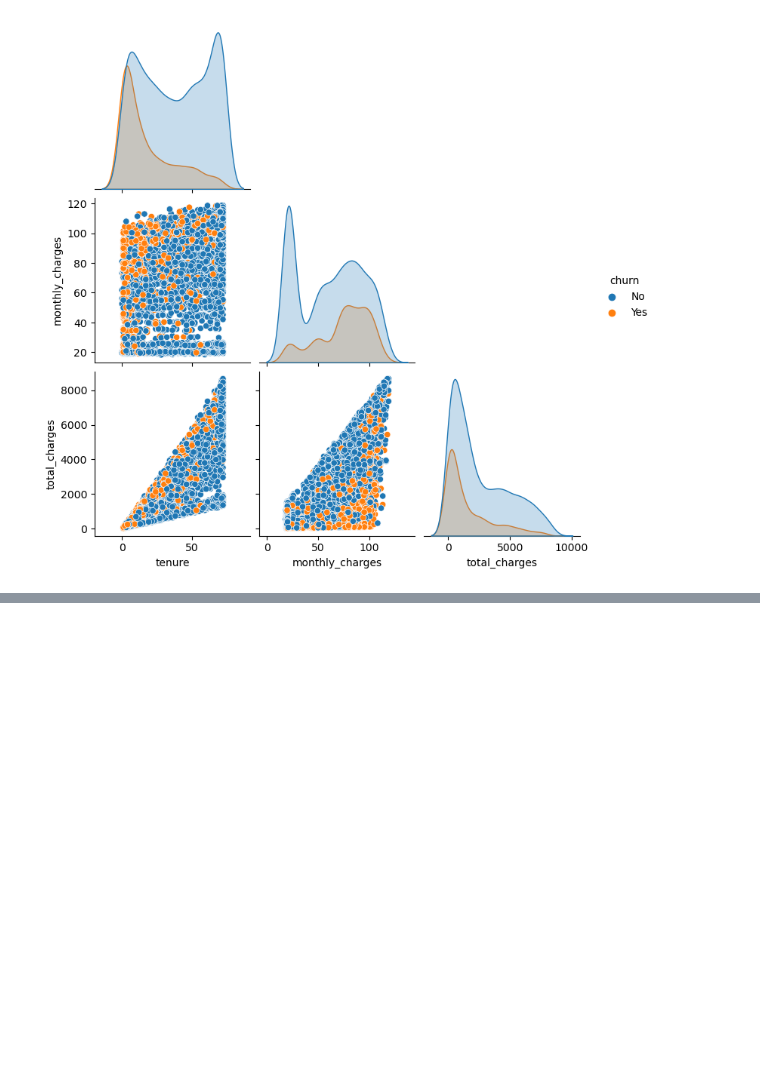
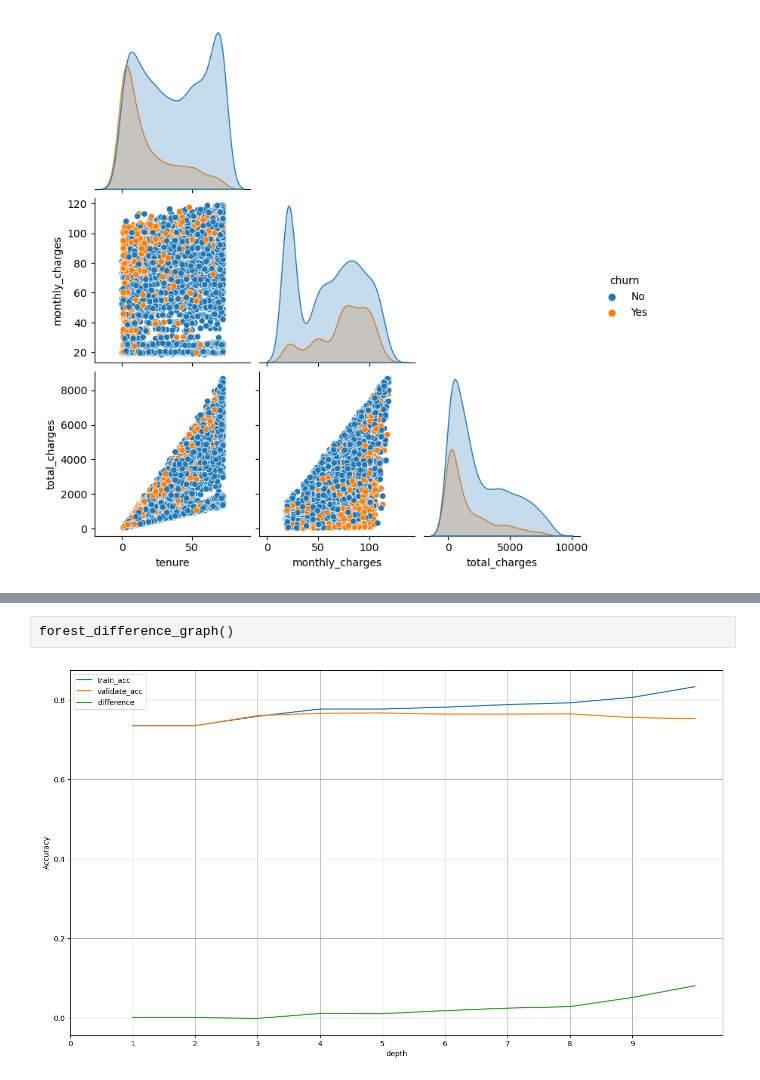
Before and after one commit to mannievilla/Project-Feel-the-Churn, a Jupyter notebook: workbook_for_telco.ipynb, the cells around one changed output, grey strips where cells are left out. Drawn from its saved outputs; the diff is of its cells as text; blank space fills up the shorter version.

```diff
--- a/workbook_for_telco.ipynb
+++ b/workbook_for_telco.ipynb
@@ -991,0 +1295,4 @@ plt.show()
+# %%
+forest_difference_graph()
+# %% [output]
+[figure, added]
```
Also changed, not shown: parts of 56 cells of this notebook, 5 other files.
